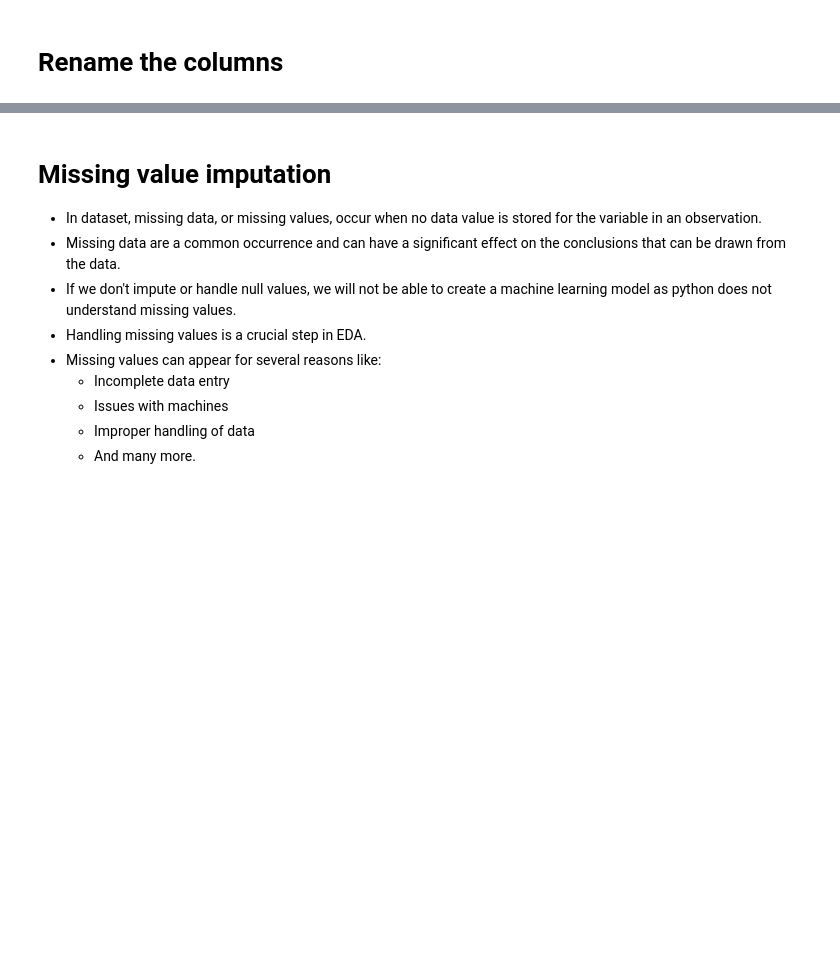
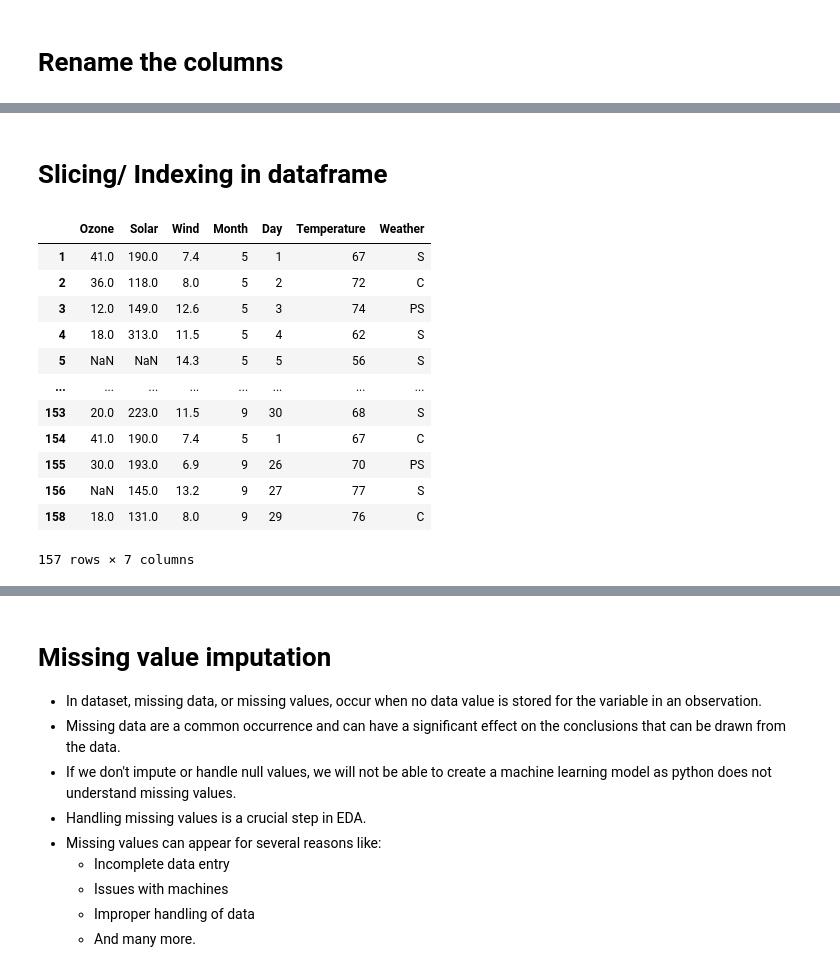
Before and after one commit to aishwaryamate/April24_Batch, a Jupyter notebook: Machine Learning/EDA/EDA- 1.ipynb, the cells around one changed output, grey strips where cells are left out. Drawn from its saved outputs; the diff is of its cells as text; code cells hidden in the pictures; blank space fills up the shorter version.

```diff
--- a/Machine Learning/EDA/EDA- 1.ipynb
+++ b/Machine Learning/EDA/EDA- 1.ipynb
@@ -170,0 +399,18 @@ df
+# %% [markdown]
+# Slicing/ Indexing in dataframe
+# %%
+df
+# %% [output]
+|  | Ozone | Solar | Wind | Month | Day | Temperature | Weather |
+| 1 | 41.0 | 190.0 | 7.4 | 5 | 1 | 67 | S |
+| 2 | 36.0 | 118.0 | 8.0 | 5 | 2 | 72 | C |
+| 3 | 12.0 | 149.0 | 12.6 | 5 | 3 | 74 | PS |
+| 4 | 18.0 | 313.0 | 11.5 | 5 | 4 | 62 | S |
+| 5 | NaN | NaN | 14.3 | 5 | 5 | 56 | S |
+| ... | ... | ... | ... | ... | ... | ... | ... |
+| 153 | 20.0 | 223.0 | 11.5 | 9 | 30 | 68 | S |
+| 154 | 41.0 | 190.0 | 7.4 | 5 | 1 | 67 | C |
+| 155 | 30.0 | 193.0 | 6.9 | 9 | 26 | 70 | PS |
+| 156 | NaN | 145.0 | 13.2 | 9 | 27 | 77 | S |
+| 158 | 18.0 | 131.0 | 8.0 | 9 | 29 | 76 | C |
+157 rows × 7 columns
```
Also changed, not shown: parts of 31 cells of this notebook.
